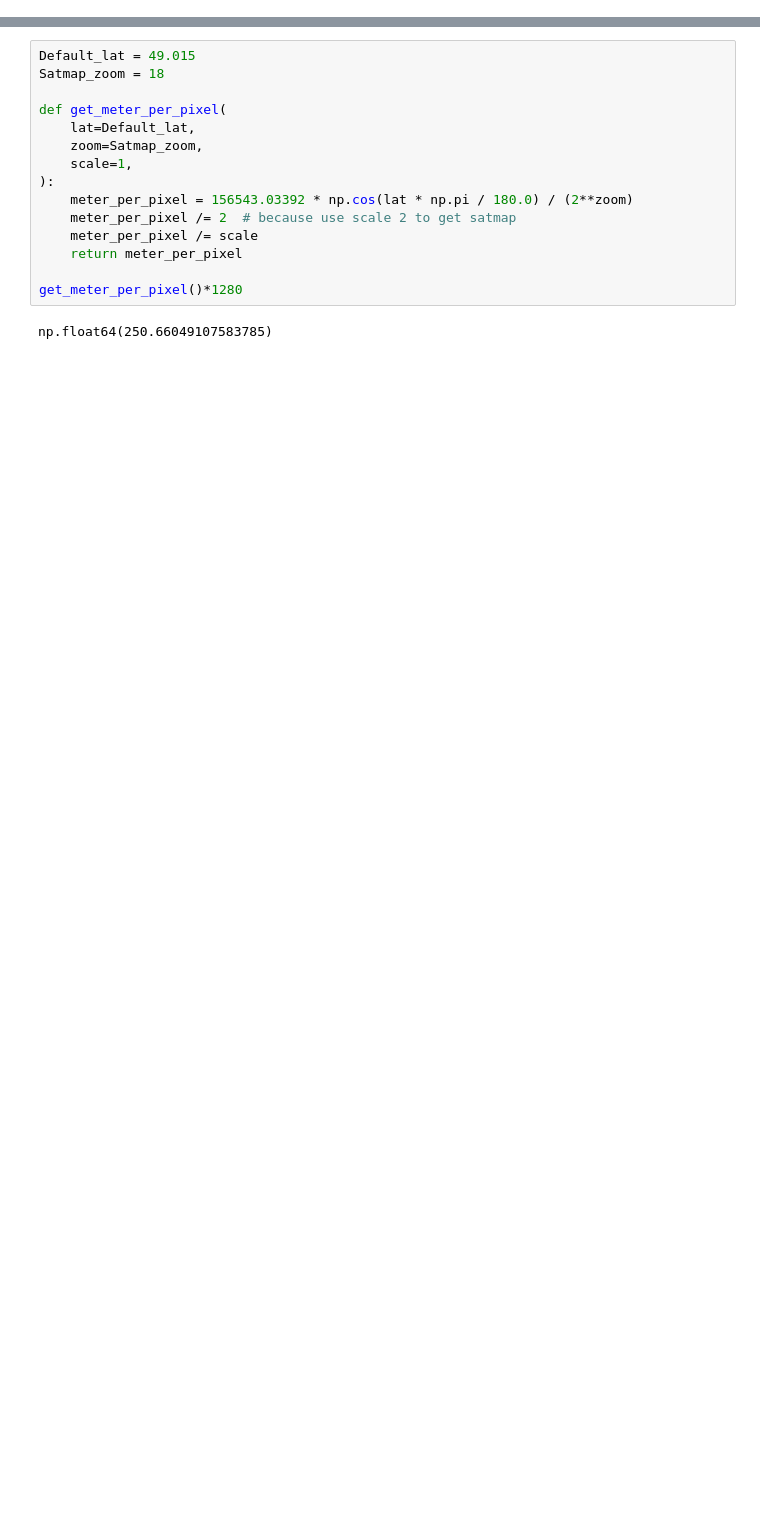
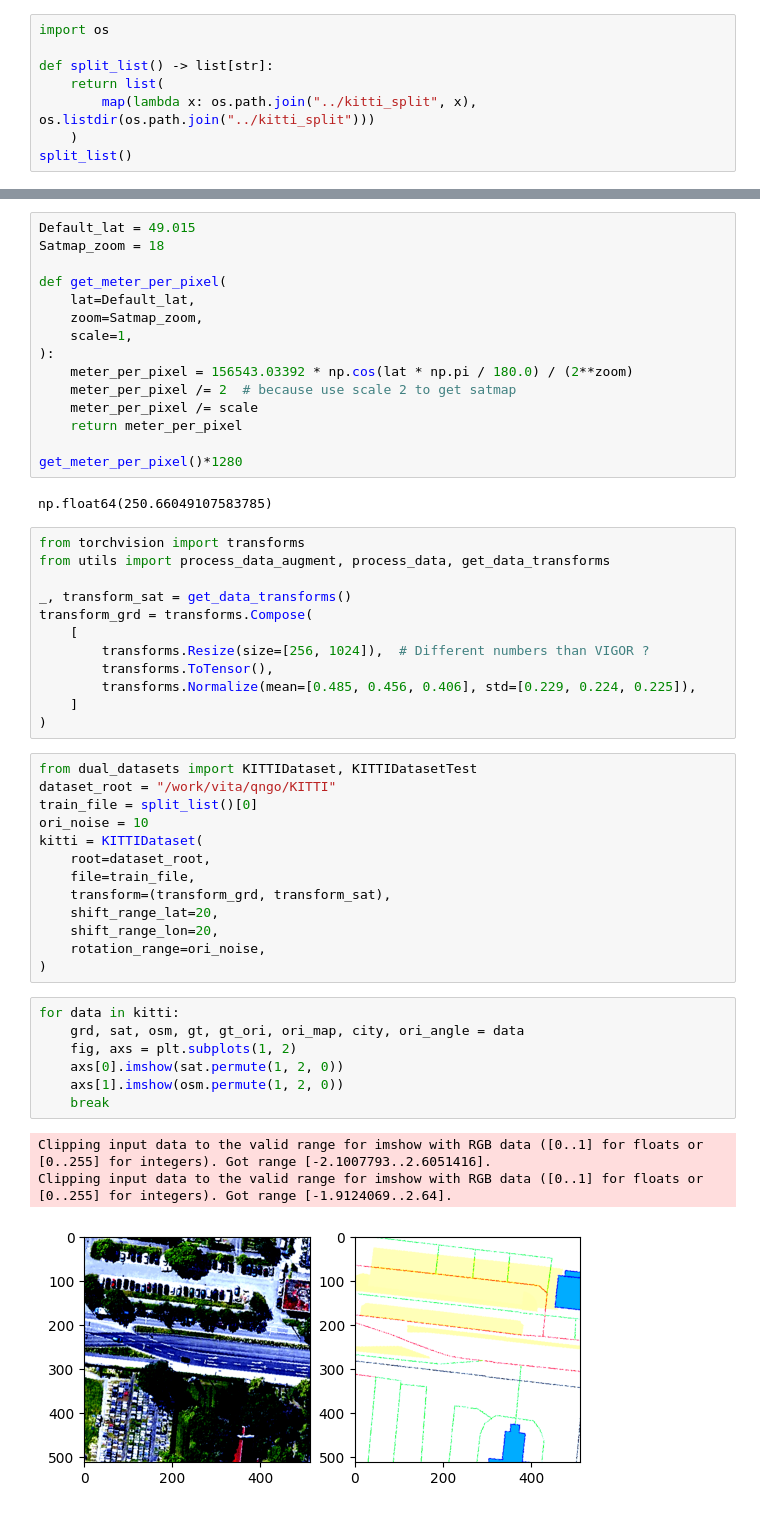
Before and after one commit to lipefree/semester-project-vita, a Jupyter notebook: CCVPE/analysis-notebooks/Untitled.ipynb, the cells around one changed output, grey strips where cells are left out. Cells and saved outputs as stored; diff of their text form; blank space fills up the shorter version.

Commit message:
add code to handle kitti for multimodal

```diff
--- a/CCVPE/analysis-notebooks/Untitled.ipynb
+++ b/CCVPE/analysis-notebooks/Untitled.ipynb
@@ -60,3 +57,11 @@ dataset[0]
 # %% [output]
 image size  (1280, 1280)
 AttributeError: 'KITTIDataset' object has no attribute 'grdimage_transform'
+# %%
+import os
+
+def split_list() -> list[str]:
+    return list(
+        map(lambda x: os.path.join("../kitti_split", x), os.listdir(os.path.join("../kitti_split")))
+    )
+split_list()
@@ -77,3 +86,39 @@ def get_meter_per_pixel(
 get_meter_per_pixel()*1280
 # %% [output]
 np.float64(250.66049107583785)
+# %%
+from torchvision import transforms
+from utils import process_data_augment, process_data, get_data_transforms
+
+_, transform_sat = get_data_transforms()
+transform_grd = transforms.Compose(
+    [
+        transforms.Resize(size=[256, 1024]),  # Different numbers than VIGOR ?
+        transforms.ToTensor(),
+        transforms.Normalize(mean=[0.485, 0.456, 0.406], std=[0.229, 0.224, 0.225]),
+    ]
+)
+# %%
+from dual_datasets import KITTIDataset, KITTIDatasetTest
+dataset_root = "/work/vita/qngo/KITTI"
+train_file = split_list()[0]
+ori_noise = 10
+kitti = KITTIDataset(
+    root=dataset_root,
+    file=train_file,
+    transform=(transform_grd, transform_sat),
+    shift_range_lat=20,
+    shift_range_lon=20,
+    rotation_range=ori_noise,
+)
+# %%
+for data in kitti:
+    grd, sat, osm, gt, gt_ori, ori_map, city, ori_angle = data
+    fig, axs = plt.subplots(1, 2)
+    axs[0].imshow(sat.permute(1, 2, 0))
+    axs[1].imshow(osm.permute(1, 2, 0))
+    break
+# %% [output]
+Clipping input data to the valid range for imshow with RGB data ([0..1] for floats or [0..255] for integers). Got range [-2.1007793..2.6051416].
+Clipping input data to the valid range for imshow with RGB data ([0..1] for floats or [0..255] for integers). Got range [-1.9124069..2.64].
+[figure, added]
```
Also changed, not shown: parts of 2 cells of this notebook, 8 other files.
